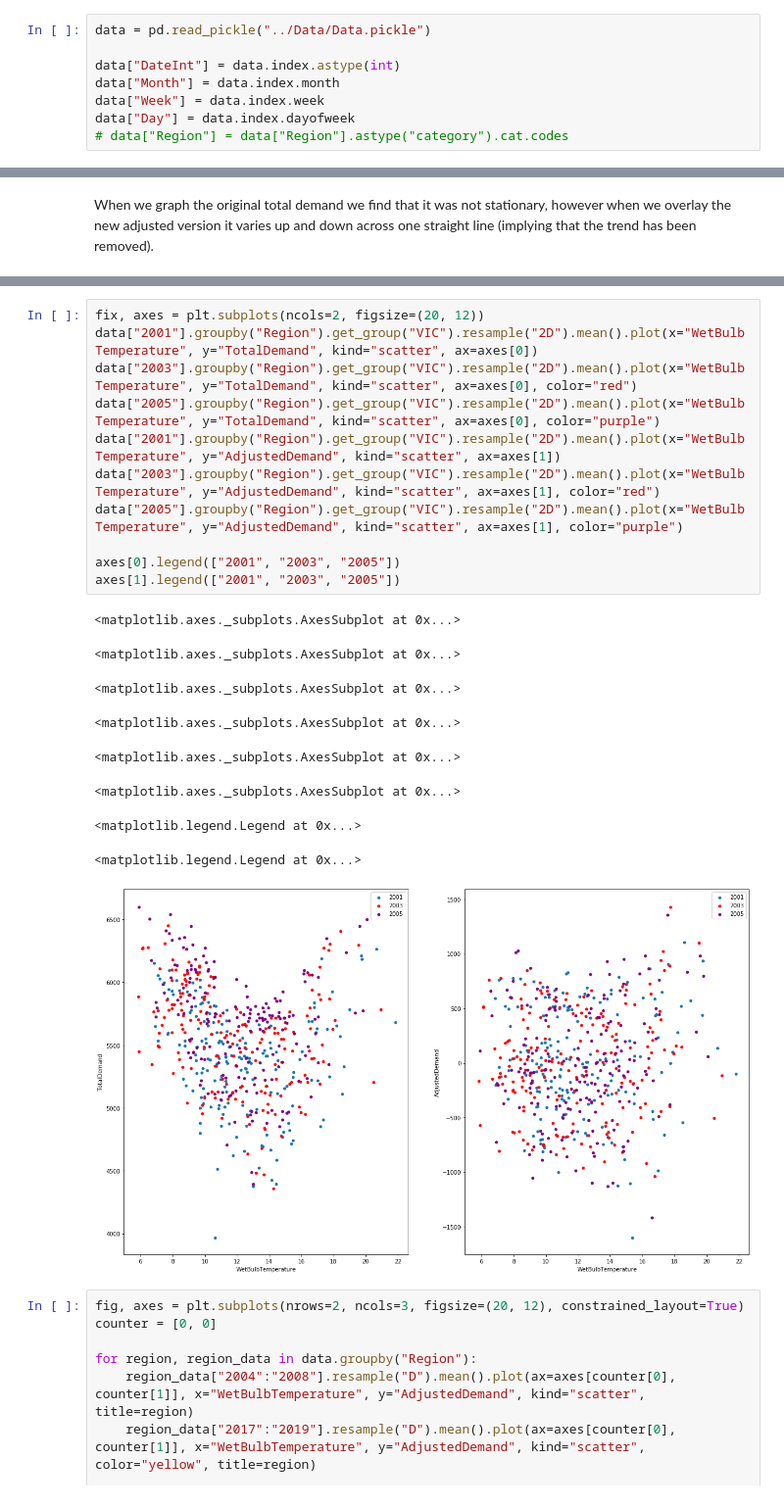
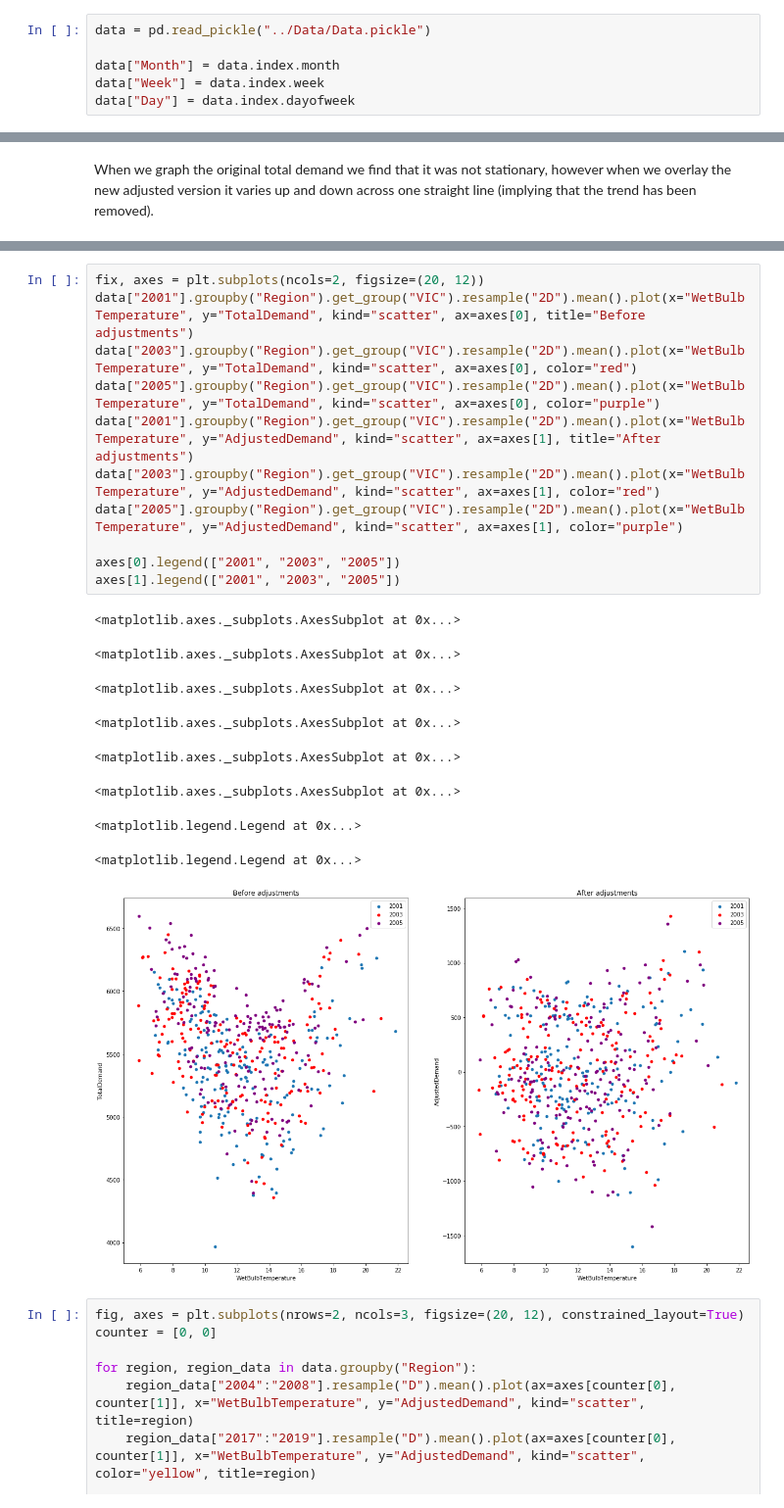
Before and after one commit to KamWithK/Temp2Enrgy, a Jupyter notebook: src/Modelling.ipynb, the cells around one changed output, grey strips where cells are left out. Shown at 98% size. Drawn from its saved outputs; the diff is of its cells as text.

```diff
--- a/src/Modelling.ipynb
+++ b/src/Modelling.ipynb
@@ -27,8 +16,6 @@ np.random.seed(0)
 # %%
 data = pd.read_pickle("../Data/Data.pickle")
 
-data["DateInt"] = data.index.astype(int)
 data["Month"] = data.index.month
 data["Week"] = data.index.week
 data["Day"] = data.index.dayofweek
-# data["Region"] = data["Region"].astype("category").cat.codes
@@ -106,24 +77,24 @@ After the differentiating though the distribution of points stays largely consis
 # %%
 fix, axes = plt.subplots(ncols=2, figsize=(20, 12))
-data["2001"].groupby("Region").get_group("VIC").resample("2D").mean().plot(x="WetBulbTemperature", y="TotalDemand", kind="scatter", ax=axes[0])
+data["2001"].groupby("Region").get_group("VIC").resample("2D").mean().plot(x="WetBulbTemperature", y="TotalDemand", kind="scatter", ax=axes[0], title="Before adjustments")
 data["2003"].groupby("Region").get_group("VIC").resample("2D").mean().plot(x="WetBulbTemperature", y="TotalDemand", kind="scatter", ax=axes[0], color="red")
 data["2005"].groupby("Region").get_group("VIC").resample("2D").mean().plot(x="WetBulbTemperature", y="TotalDemand", kind="scatter", ax=axes[0], color="purple")
-data["2001"].groupby("Region").get_group("VIC").resample("2D").mean().plot(x="WetBulbTemperature", y="AdjustedDemand", kind="scatter", ax=axes[1])
+data["2001"].groupby("Region").get_group("VIC").resample("2D").mean().plot(x="WetBulbTemperature", y="AdjustedDemand", kind="scatter", ax=axes[1], title="After adjustments")
 data["2003"].groupby("Region").get_group("VIC").resample("2D").mean().plot(x="WetBulbTemperature", y="AdjustedDemand", kind="scatter", ax=axes[1], color="red")
 data["2005"].groupby("Region").get_group("VIC").resample("2D").mean().plot(x="WetBulbTemperature", y="AdjustedDemand", kind="scatter", ax=axes[1], color="purple")
 
 axes[0].legend(["2001", "2003", "2005"])
 axes[1].legend(["2001", "2003", "2005"])
 # %% [output]
 <matplotlib.axes._subplots.AxesSubplot at 0x...>
 <matplotlib.axes._subplots.AxesSubplot at 0x...>
 <matplotlib.axes._subplots.AxesSubplot at 0x...>
 <matplotlib.axes._subplots.AxesSubplot at 0x...>
 <matplotlib.axes._subplots.AxesSubplot at 0x...>
 <matplotlib.axes._subplots.AxesSubplot at 0x...>
 <matplotlib.legend.Legend at 0x...>
 <matplotlib.legend.Legend at 0x...>
-[figure, old version]
+[figure, new version]
 # %%
 fig, axes = plt.subplots(nrows=2, ncols=3, figsize=(20, 12), constrained_layout=True)
 counter = [0, 0]
```
Also changed, not shown: parts of 20 cells of this notebook.
